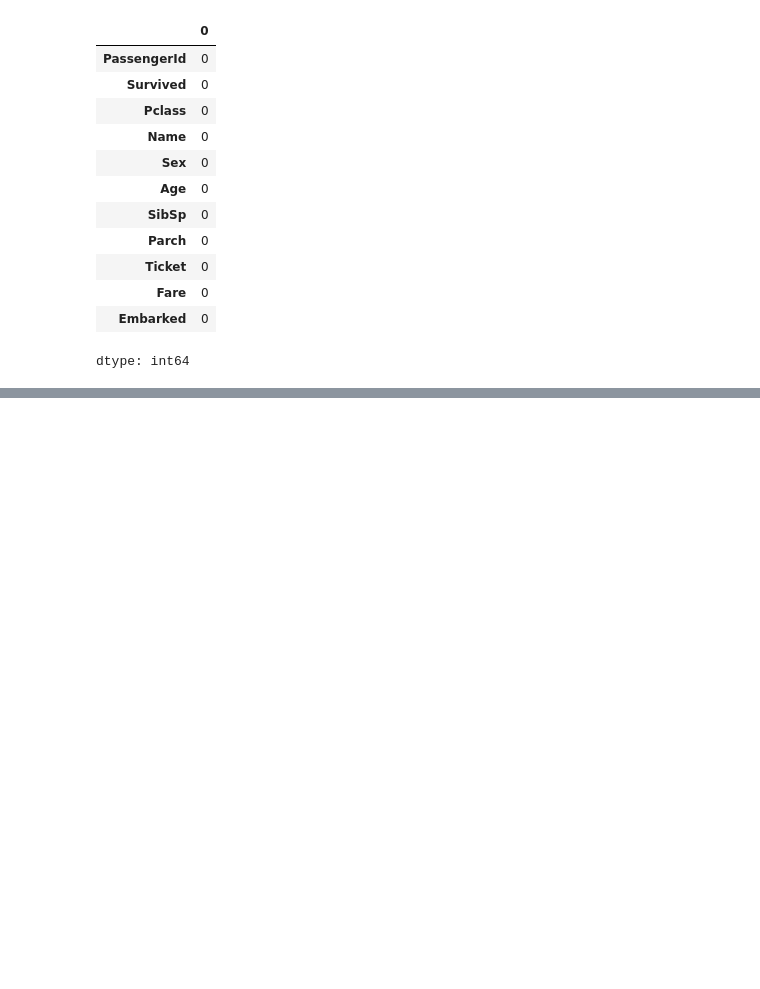
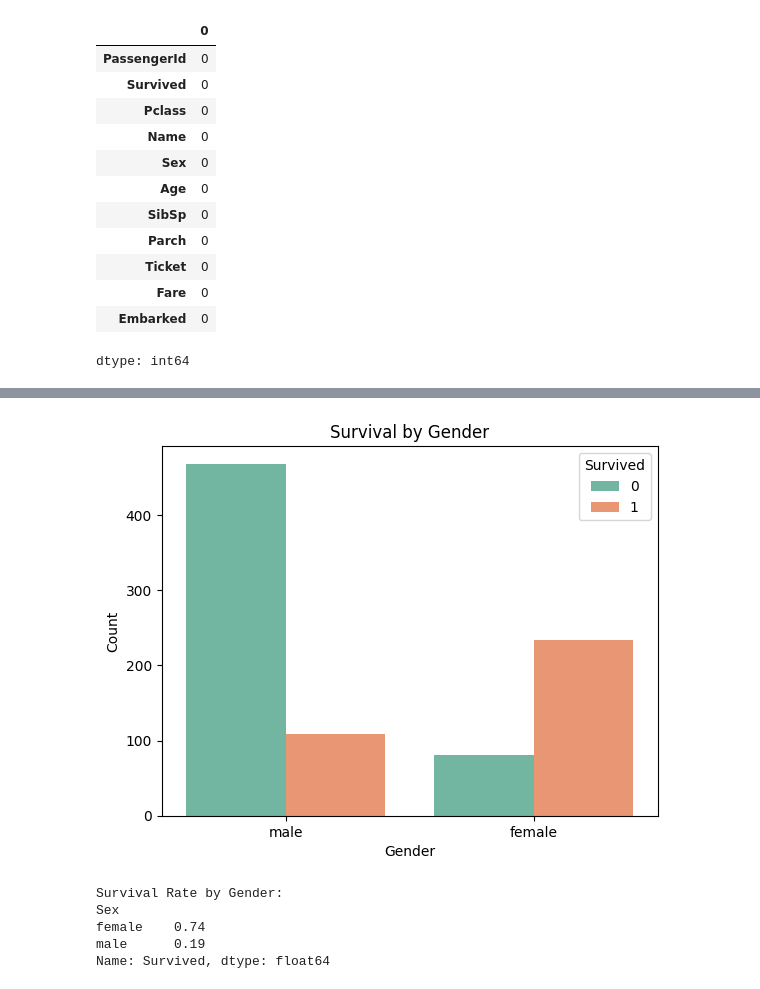
Before and after one commit to priya-78/CODING-SAMURAI-INTERNSHIP-TASK, a Jupyter notebook: Project-3-Titanic-EDA/Titanic_EDA.ipynb, the cells around one changed output, grey strips where cells are left out. Cells and saved outputs as stored; diff of their text form; code cells hidden in the pictures; blank space fills up the shorter version.

```diff
--- a/Project-3-Titanic-EDA/Titanic_EDA.ipynb
+++ b/Project-3-Titanic-EDA/Titanic_EDA.ipynb
@@ -128,0 +84,17 @@ plt.show()
+# %%
+#survival rate by gender
+sns.countplot(x='Sex', hue='Survived', data=df, palette="Set2")
+plt.title("Survival by Gender")
+plt.xlabel("Gender")
+plt.ylabel("Count")
+plt.show()
+
+print("Survival Rate by Gender:")
+print(df.groupby('Sex')['Survived'].mean().round(2))
+# %% [output]
+[figure, added]
+Survival Rate by Gender:
+Sex
+female    0.74
+male      0.19
+Name: Survived, dtype: float64
```
Also changed, not shown: parts of 13 cells of this notebook.
